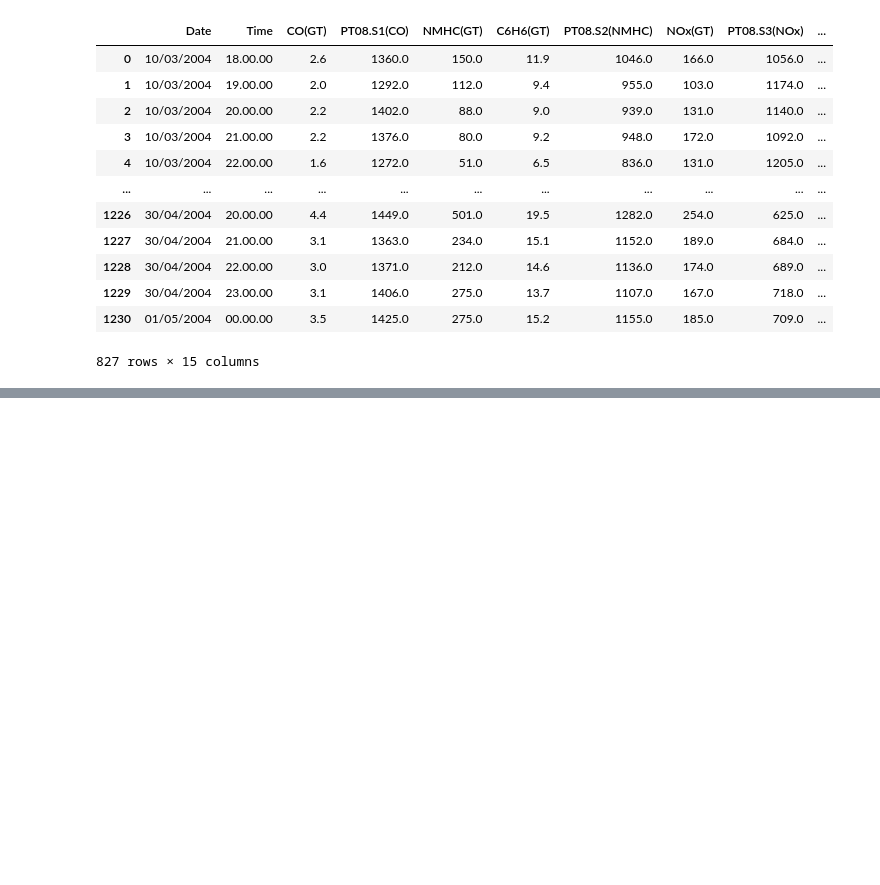
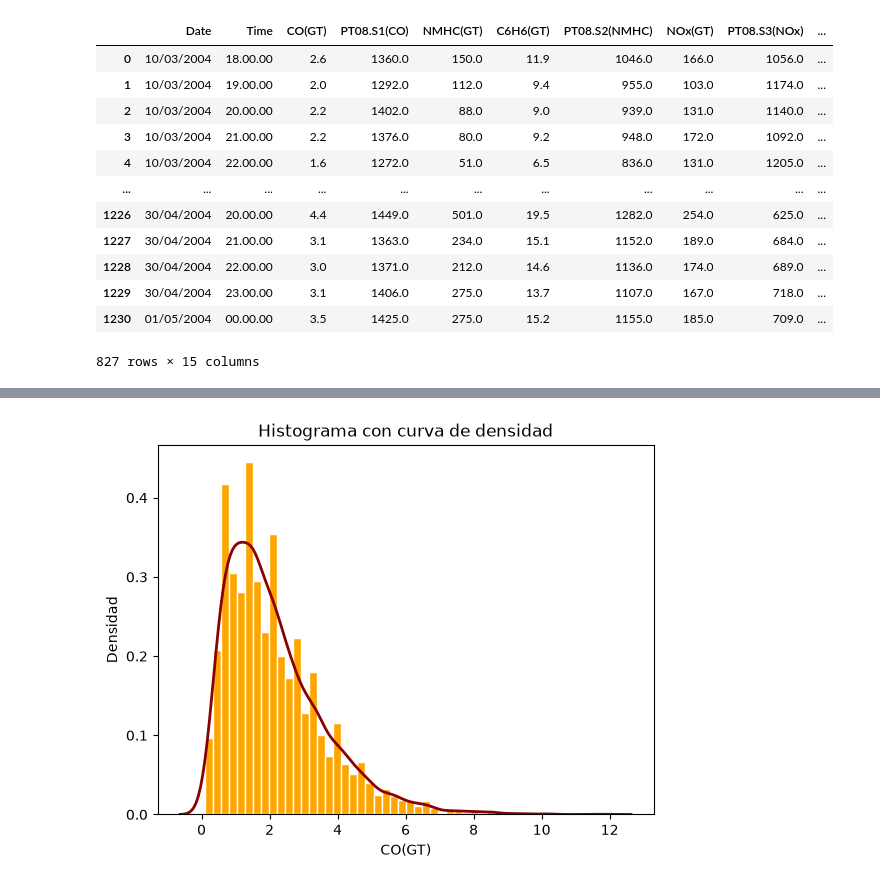
Before and after one commit to Villena21/cosas-uni, a Jupyter notebook: Python/proyecto/proyecto.ipynb, the cells around one changed output, grey strips where cells are left out. Cells and saved outputs as stored; diff of their text form; code cells hidden in the pictures; blank space fills up the shorter version.

```diff
--- a/Python/proyecto/proyecto.ipynb
+++ b/Python/proyecto/proyecto.ipynb
@@ -57,0 +81,7 @@ df[(df['CO(GT)'] >= 0) & (df['PT08.S1(CO)'] >= 0) & (df['NMHC(GT)']>= 0) & (df['
+# %%
+df["Hora"] = df["Time"].str.split(".").str[0].astype(int)
+
+etiquetas = ["00-02", "03-05", "06-08", "09-11",
+             "12-14", "15-17", "18-20", "21-23"]
+
+df["Bloque"] = pd.cut(df["Hora"], bins=range(0, 25, 3), right=False, labels=etiquetas)
@@ -57,0 +114,14 @@ df[(df['CO(GT)'] >= 0) & (df['PT08.S1(CO)'] >= 0) & (df['NMHC(GT)']>= 0) & (df['
+# %%
+import seaborn as sns
+datos = df['CO(GT)']
+datos = datos[datos != -200].dropna()   # quita los faltantes
+
+plt.figure()
+plt.hist(datos, bins=50, color="orange", edgecolor="white", density=True)
+sns.kdeplot(datos, color="darkred", linewidth=2)
+plt.title('Histograma con curva de densidad')
+plt.xlabel('CO(GT)')
+plt.ylabel('Densidad')
+plt.show()
+# %% [output]
+[figure, added]
```
Also changed, not shown: parts of 6 cells of this notebook, 3 other files.
